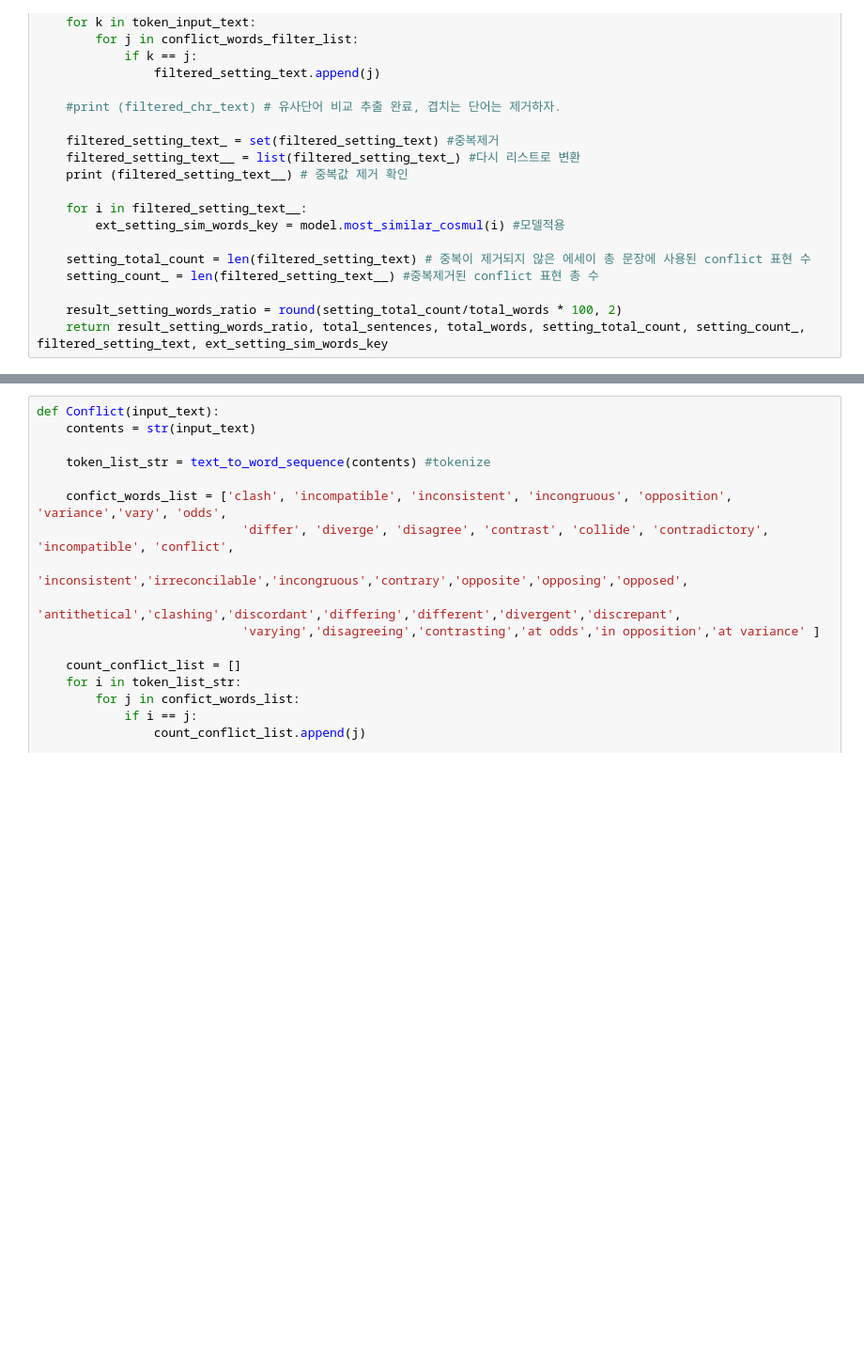
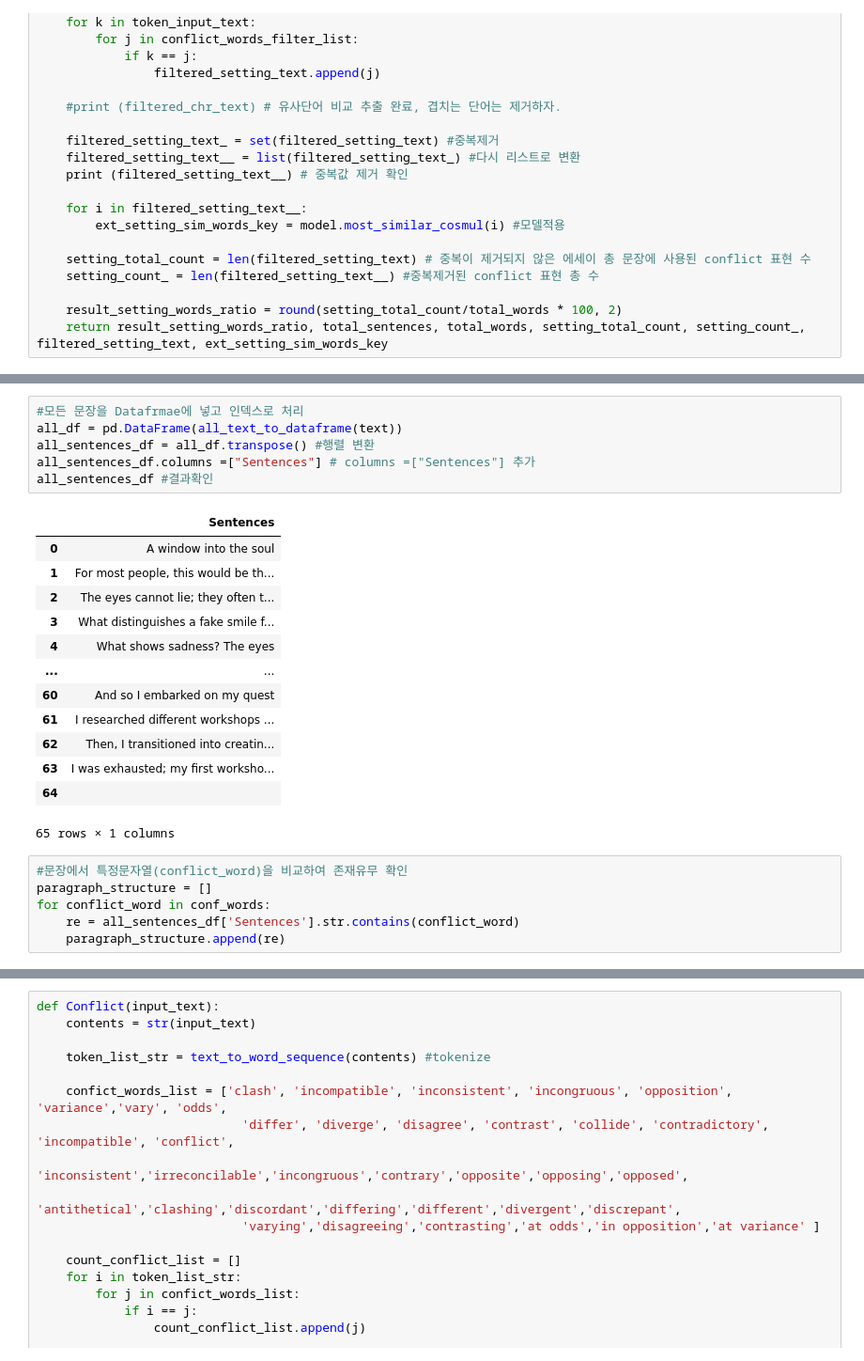
Before and after one commit to kwangilkimkenny/Story_Analysis, a Jupyter notebook: conflict_rising_action_graph.ipynb, the cells around one changed output, grey strips where cells are left out. Shown at 94% size. Saved outputs shown, nothing was run; the diff lists cells and outputs as text; blank space fills up the shorter version.

```diff
--- a/conflict_rising_action_graph.ipynb
+++ b/conflict_rising_action_graph.ipynb
@@ -172,0 +245,26 @@ df_ # 이 겨래과에서는 92라는 숫자만 의미가 있지 >>> 총 문장
+# %%
+#모든 문장을 Datafrmae에 넣고 인덱스로 처리
+all_df = pd.DataFrame(all_text_to_dataframe(text))
+all_sentences_df = all_df.transpose() #행렬 변환
+all_sentences_df.columns =["Sentences"] # columns =["Sentences"] 추가
+all_sentences_df #결과확인
+# %% [output]
+|  | Sentences |
+| 0 | A window into the soul |
+| 1 | For most people, this would be th... |
+| 2 | The eyes cannot lie; they often t... |
+| 3 | What distinguishes a fake smile f... |
+| 4 | What shows sadness? The eyes |
+| ... | ... |
+| 60 | And so I embarked on my quest |
+| 61 | I researched different workshops ... |
+| 62 | Then, I transitioned into creatin... |
+| 63 | I was exhausted; my first worksho... |
+| 64 |  |
+65 rows × 1 columns
+# %%
+#문장에서 특정문자열(conflict_word)을 비교하여 존재유무 확인
+paragraph_structure = []
+for conflict_word in conf_words:
+    re = all_sentences_df['Sentences'].str.contains(conflict_word)
+    paragraph_structure.append(re)
```
Also changed, not shown: parts of 19 cells of this notebook.
